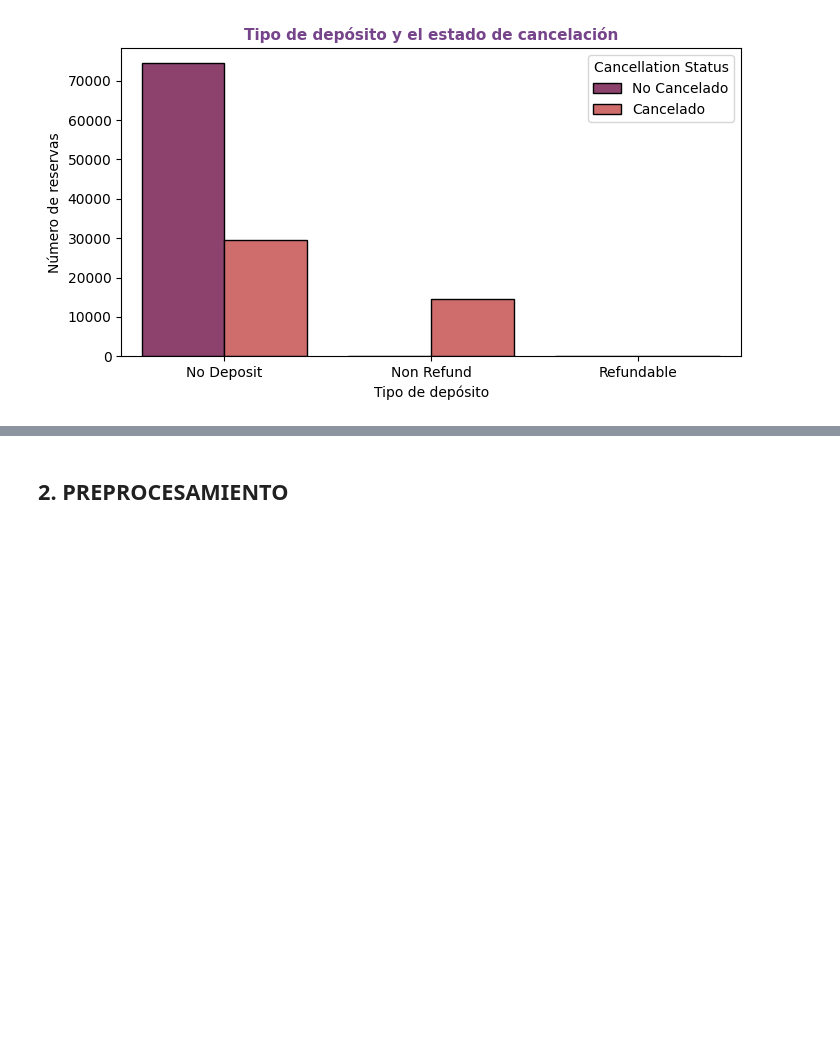
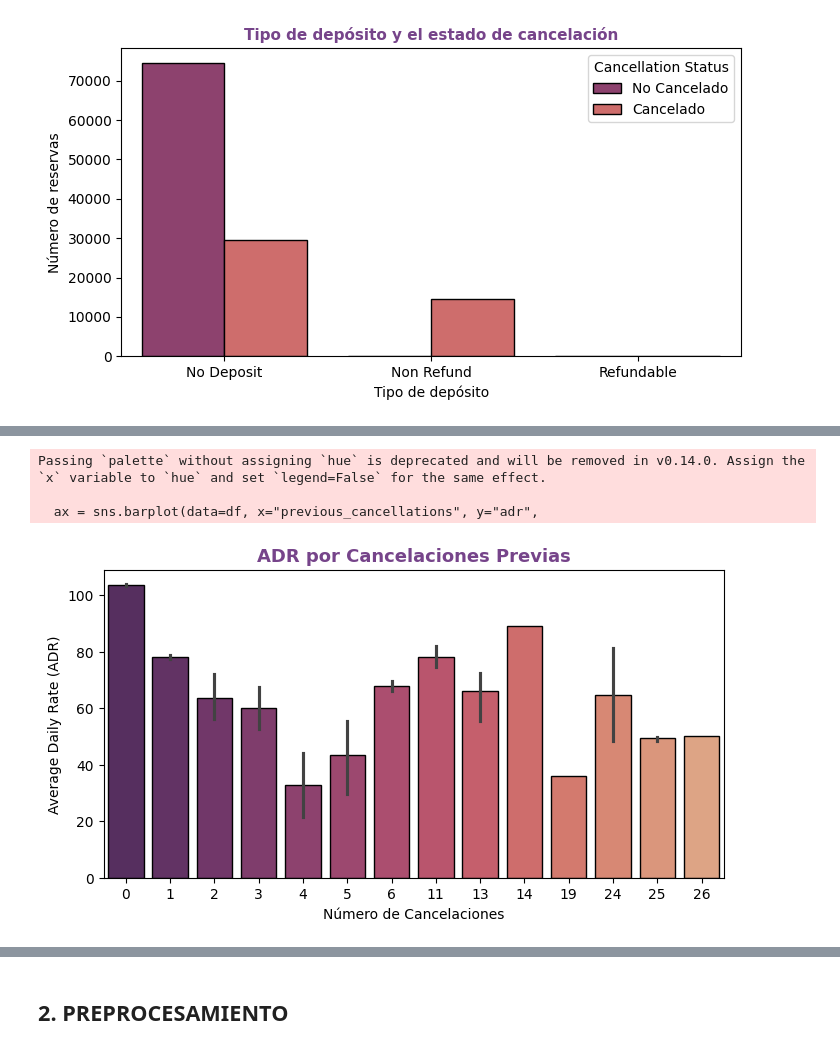
Before and after one commit to josevig/Hito2_DISIA, a Jupyter notebook: LibretaHito2.ipynb, the cells around one changed output, grey strips where cells are left out. Cells and saved outputs as stored; diff of their text form; code cells hidden in the pictures; blank space fills up the shorter version.

```diff
--- a/LibretaHito2.ipynb
+++ b/LibretaHito2.ipynb
@@ -226,0 +257,17 @@ plt.show()
+# %%
+plt.figure(figsize=(8, 4))
+
+ax = sns.barplot(data=df, x="previous_cancellations", y="adr",
+                 order=sorted(df["previous_cancellations"].unique()),
+                 edgecolor="k", palette="flare_r")
+
+plt.title("ADR por Cancelaciones Previas", size=13, weight="bold", color="#76448A")
+plt.xlabel("Número de Cancelaciones")
+plt.ylabel("Average Daily Rate (ADR)")
+
+plt.show()
+# %% [output]
+Passing `palette` without assigning `hue` is deprecated and will be removed in v0.14.0. Assign the `x` variable to `hue` and set `legend=False` for the same effect.
+
+  ax = sns.barplot(data=df, x="previous_cancellations", y="adr",
+[figure, added]
```
Also changed, not shown: parts of 10 cells of this notebook.
